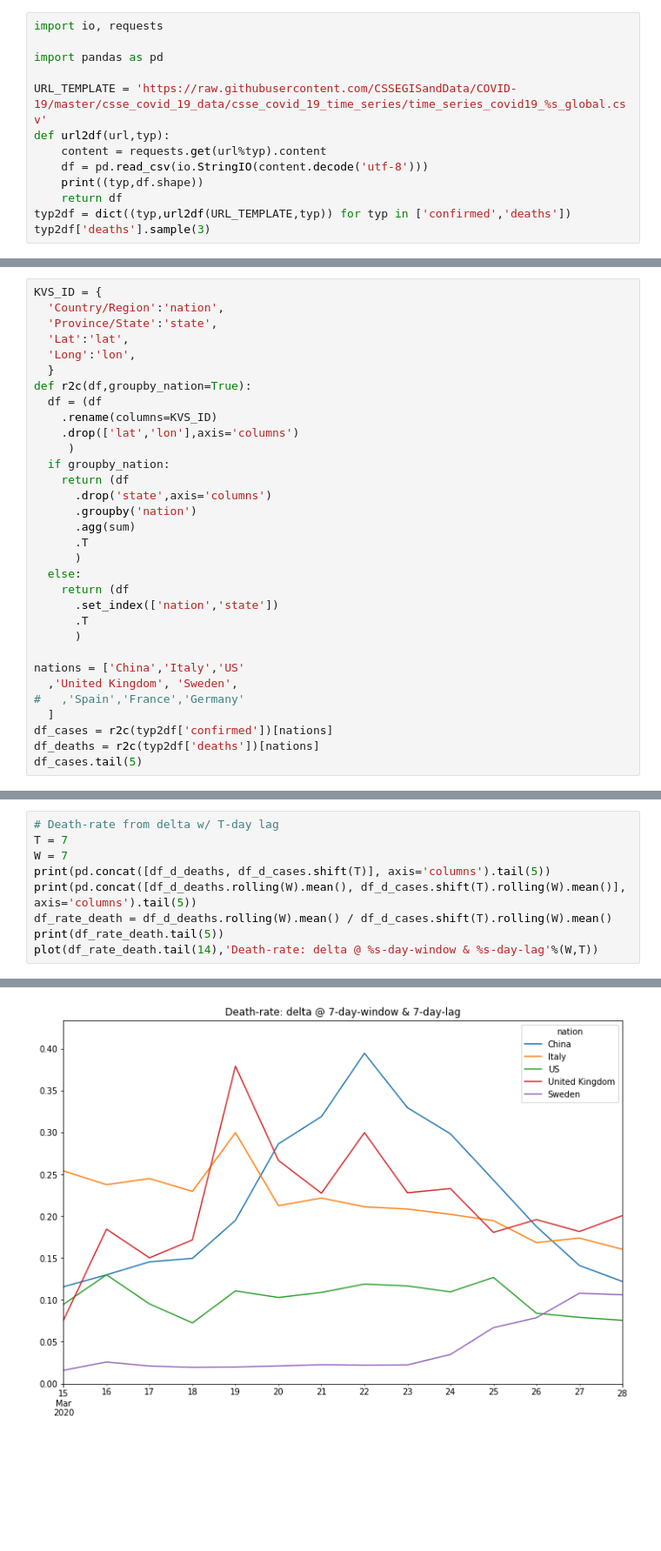
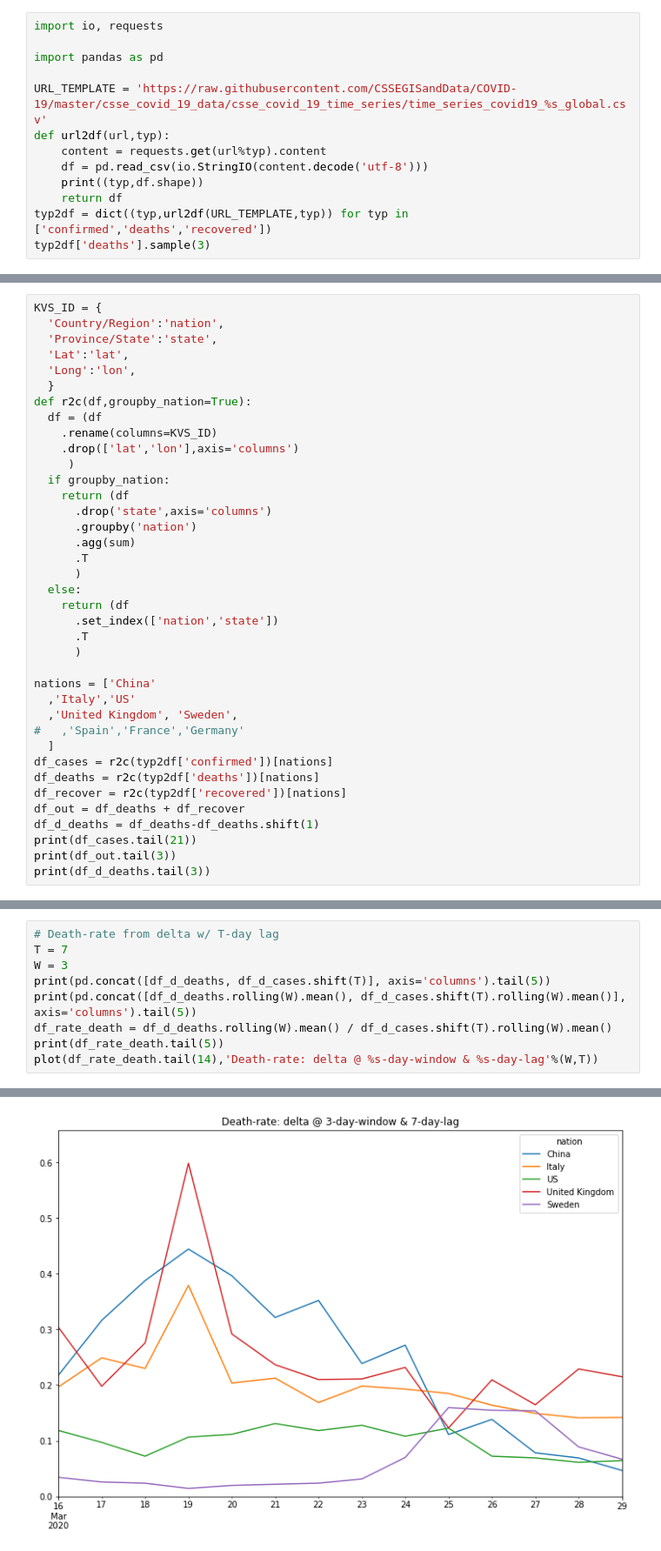
Before and after one commit to holypegasus/pytudes, a Jupyter notebook: COVID19.ipynb, the cells around one changed output, grey strips where cells are left out. Shown: that part at 87% size. Cells and saved outputs as stored; diff of their text form; blank space fills up the shorter version.

```diff
--- a/COVID19.ipynb
+++ b/COVID19.ipynb
@@ -9,6 +9,6 @@ def url2df(url,typ):
     df = pd.read_csv(io.StringIO(content.decode('utf-8')))
     print((typ,df.shape))
     return df
-typ2df = dict((typ,url2df(URL_TEMPLATE,typ)) for typ in ['confirmed','deaths'])
+typ2df = dict((typ,url2df(URL_TEMPLATE,typ)) for typ in ['confirmed','deaths','recovered'])
 typ2df['deaths'].sample(3)
 # %% [output]
@@ -44,11 +45,17 @@ def r2c(df,groupby_nation=True):
       .T
       )
 
-nations = ['China','Italy','US'
+nations = ['China'
+  ,'Italy','US'
   ,'United Kingdom', 'Sweden',
 #   ,'Spain','France','Germany'
   ]
 df_cases = r2c(typ2df['confirmed'])[nations]
 df_deaths = r2c(typ2df['deaths'])[nations]
-df_cases.tail(5)
+df_recover = r2c(typ2df['recovered'])[nations]
+df_out = df_deaths + df_recover
+df_d_deaths = df_deaths-df_deaths.shift(1)
+print(df_cases.tail(21))
+print(df_out.tail(3))
+print(df_d_deaths.tail(3))
 # %% [output]
@@ -150,7 +168,7 @@ nation         China     Italy        US  United Kingdom    Sweden
 # %%
 # Death-rate from delta w/ T-day lag
 T = 7
-W = 7
+W = 3
 print(pd.concat([df_d_deaths, df_d_cases.shift(T)], axis='columns').tail(5))
 print(pd.concat([df_d_deaths.rolling(W).mean(), df_d_cases.shift(T).rolling(W).mean()], axis='columns').tail(5))
 df_rate_death = df_d_deaths.rolling(W).mean() / df_d_cases.shift(T).rolling(W).mean()
@@ -177,2 +195,2 @@ nation          US  United Kingdom  Sweden
 <Figure size 432x288 with 0 Axes>
-[figure, old version]
+[figure, new version]
```
Also changed, not shown: parts of 7 cells of this notebook.
